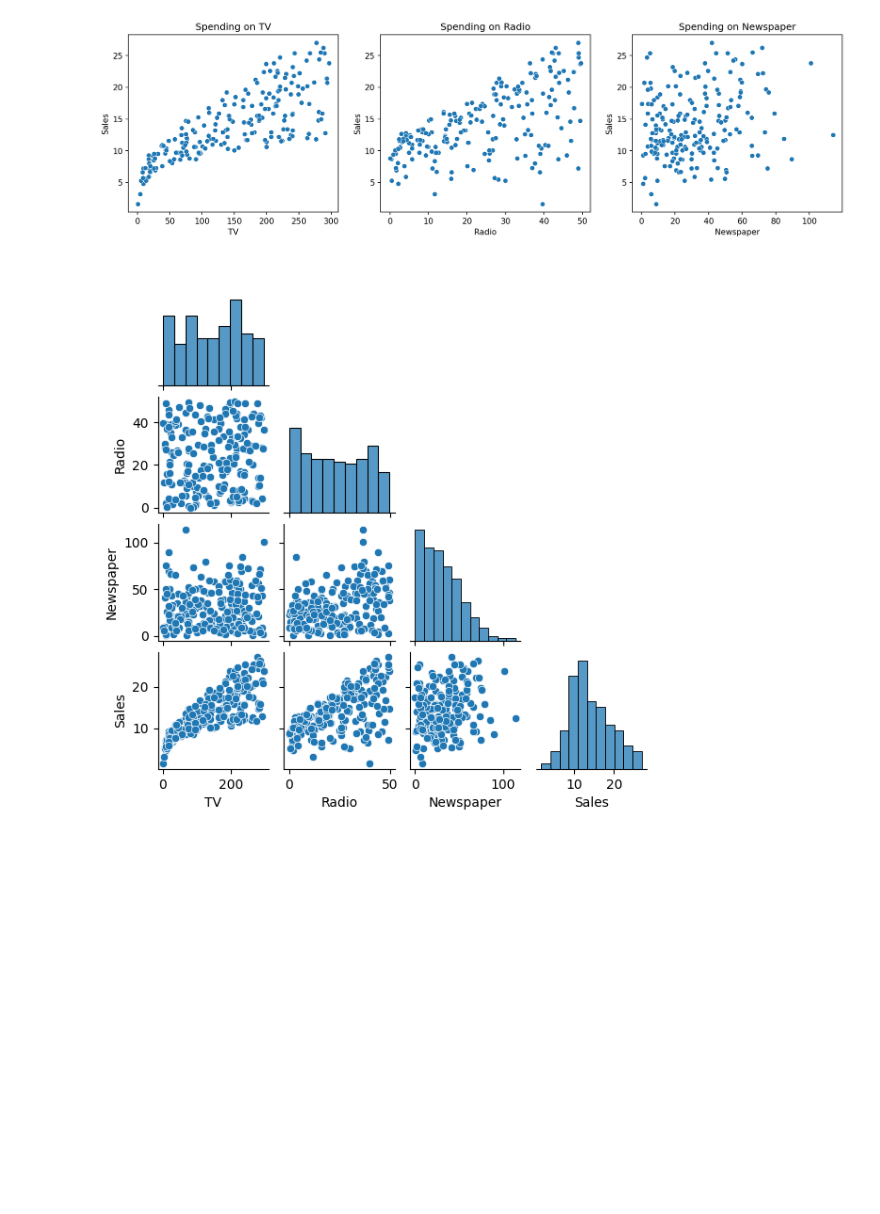
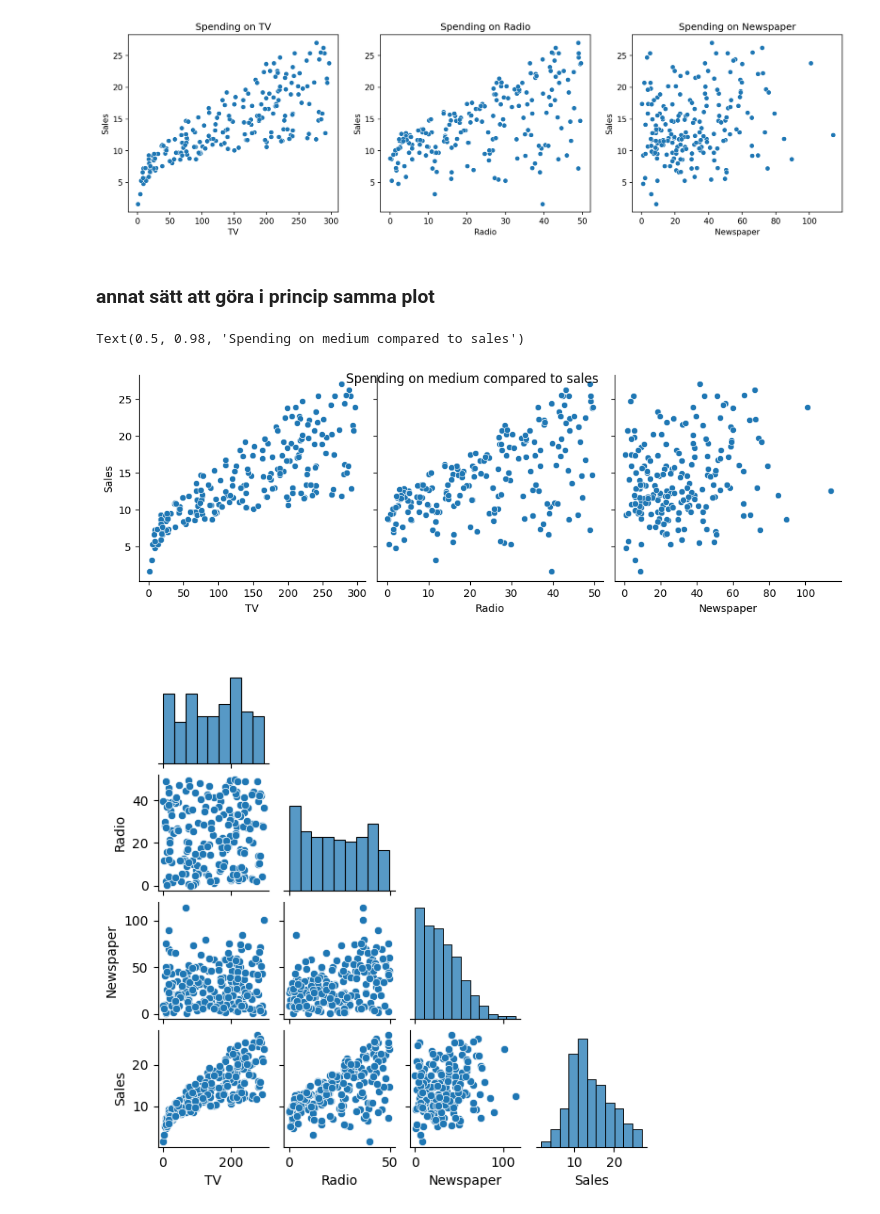
Before and after one commit to JonasBE13/machine-learning-jonas-bengtstrom, a Jupyter notebook: Code-along/L0-linear_regression.ipynb, the cells around one changed output. Drawn from its saved outputs; the diff is of its cells as text; code cells hidden in the pictures; blank space fills up the shorter version.

```diff
--- a/Code-along/L0-linear_regression.ipynb
+++ b/Code-along/L0-linear_regression.ipynb
@@ -57,6 +61,15 @@ for i, feature in enumerate(df.columns[:-1]): # alla förutom sales column
     ax[i].set_title(f"Spending on {feature}")
 # %% [output]
 [figure]
+# %% [markdown]
+### annat sätt att göra i princip samma plot
+# %%
+# notera att det inte går att sätta induviduella titlar lika enkelt, men man kan snabbt och enkelt göra plots som ovanstående, fast på enbart en kodrad.
+sns.pairplot(df, y_vars="Sales", x_vars = df.columns[:-1], height=3.38)
+plt.suptitle("Spending on medium compared to sales")
+# %% [output]
+Text(0.5, 0.98, 'Spending on medium compared to sales')
+[figure, added]
 # %%
 ax = sns.pairplot(df, height = 1.5, corner=True)
 # %% [output]
```
Also changed, not shown: parts of 1 cell of this notebook.
